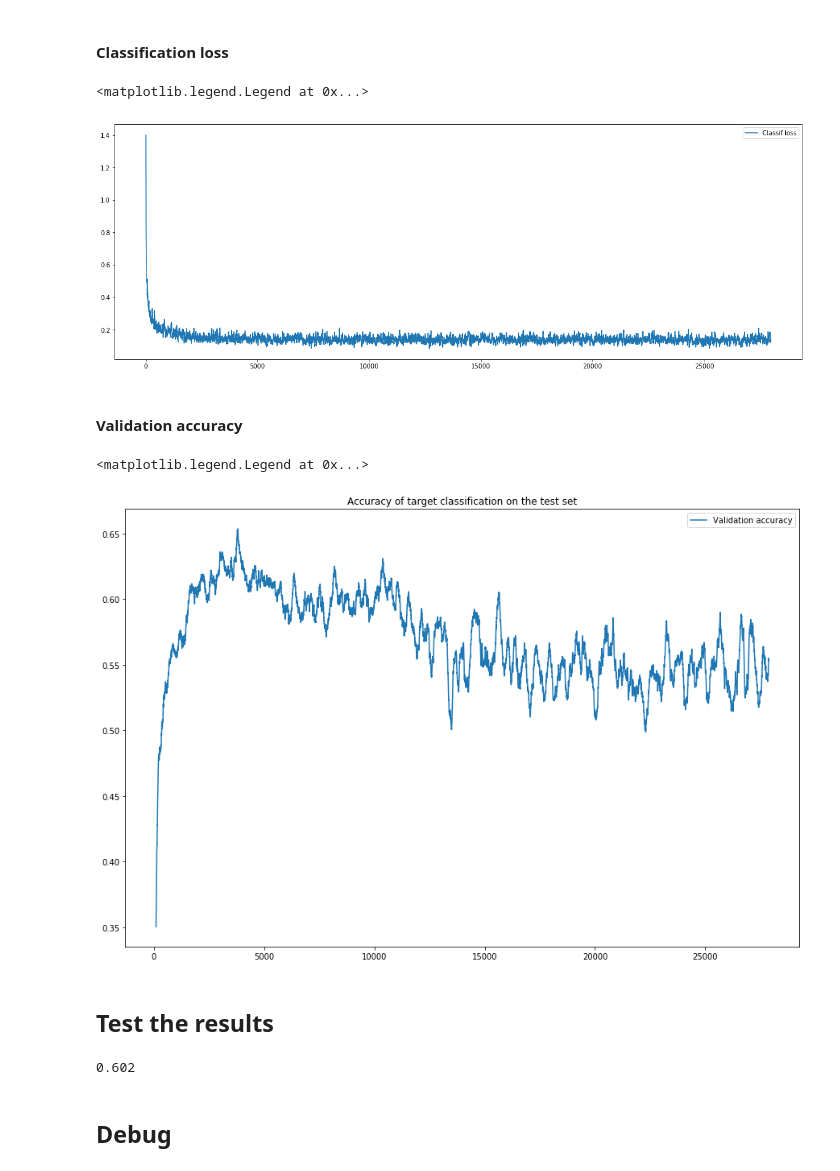
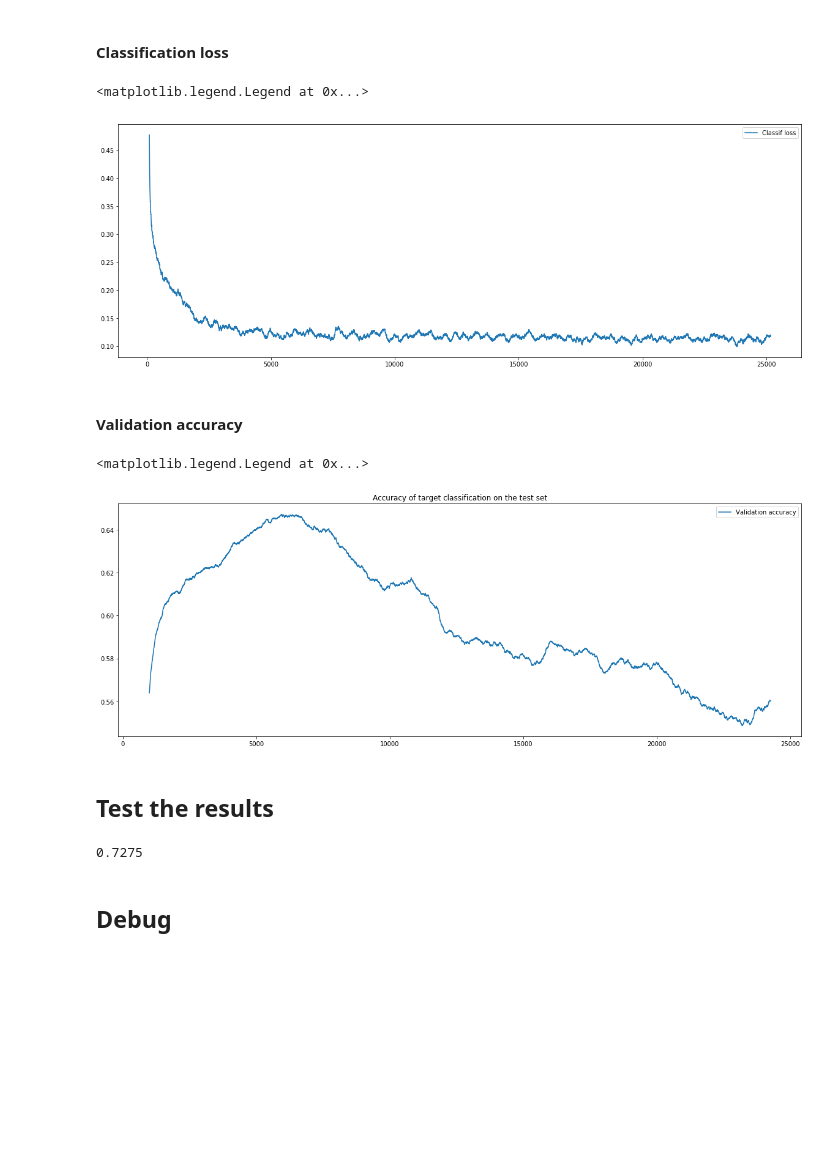
Before and after one commit to artix41/transfer-learning-algorithms, a Jupyter notebook: UNIT/unit-svhn-mnist.ipynb, the cells around one changed output. Saved outputs shown, nothing was run; the diff lists cells and outputs as text; code cells hidden in the pictures; blank space fills up the shorter version.

```diff
--- a/UNIT/unit-svhn-mnist.ipynb
+++ b/UNIT/unit-svhn-mnist.ipynb
@@ -416,7 +416,7 @@ with tf.variable_scope("optim", reuse=tf.AUTO_REUSE):
     G_t2s_solver = tf.train.RMSPropOptimizer(learning_rate=5e-5).minimize(G_t2s_loss, var_list=G_t2s_vars)
 
     classif_source_solver = tf.train.AdamOptimizer(learning_rate=1e-3).minimize(classif_source_loss,
-                                                                                var_list=D_t2s_vars)
+                                                                                var_list=D_t2s_vars + G_t2s_vars)
 
     vae_s2s_solver = tf.train.AdamOptimizer(learning_rate=1e-3).minimize(vae_s2s_loss, var_list=vae_s2s_vars)
     vae_t2t_solver = tf.train.AdamOptimizer(learning_rate=1e-3).minimize(vae_t2t_loss, var_list=vae_t2t_vars)
@@ -458,7 +458,7 @@ nb_iter = 100000
 nb_iter_d = 5
 nb_iter_vae = 1
 nb_iter_g = 1
-nb_iter_classif = 2
+nb_iter_classif = 5
 verbose = True
 
 i_init = i
@@ -504,6 +504,12 @@ for i in range(i, nb_iter+i):
 
         _, classif_t2s_loss_curr = sess.run([classif_source_solver, classif_source_loss], feed_dict={ipt_source: sample_source,
                                                                                                      labels_source: sample_source_labels})
+    # Evaluate the accuracy on a mini-batch of the test set
+    idx_sample_target = np.random.choice(len(X_target_test), batch_size)
+    sample_target = X_target_test[idx_sample_target]
+    sample_target_labels = Y_target_test[idx_sample_target]
+    sample_target_predict = np.argmax(sess.run(tf.nn.softmax(DG_t2s_classif), feed_dict={ipt_target: sample_target}), axis=1)
+    accuracy_list.append(accuracy_score(sample_target_labels, sample_target_predict))
 
     iter_list.append(i)
     D_s2t_loss_list.append(D_s2t_loss_curr)
@@ -636,23 +665,23 @@ plt.legend()
 #### Classification loss
 # %%
 start = 0
-k = 10
+k = 100
 plt.plot(iter_list[k+start:-k], smooth(classif_t2s_loss_list[start:]), label="Classif loss")
 plt.legend()
 # %% [output]
 <matplotlib.legend.Legend at 0x...>
-[figure, old version]
+[figure, new version]
 # %% [markdown]
 #### Validation accuracy
 # %%
 start = 0
-k = 100
+k = 1000
 plt.title("Accuracy of target classification on the test set")
 plt.plot(iter_list[k+start:-k], smooth(accuracy_list[start:]), label="Validation accuracy")
 plt.legend()
 # %% [output]
 <matplotlib.legend.Legend at 0x...>
-[figure, old version]
+[figure, new version]
 # %% [markdown]
 ## Test the results
 # %%
@@ -660,7 +689,7 @@ Y_target_predict = np.argmax(sess.run(tf.nn.softmax(DG_t2s_classif), feed_dict={
 # %%
-accuracy_score(Y_target_test, Y_target_predict)
+accuracy_score(Y_target_test[:2000], Y_target_predict)
 # %% [output]
-0.602
+0.7275
 # %% [markdown]
 ## Debug
 # %% [markdown]
```
Also changed, not shown: parts of 7 cells of this notebook, 1 other file.
